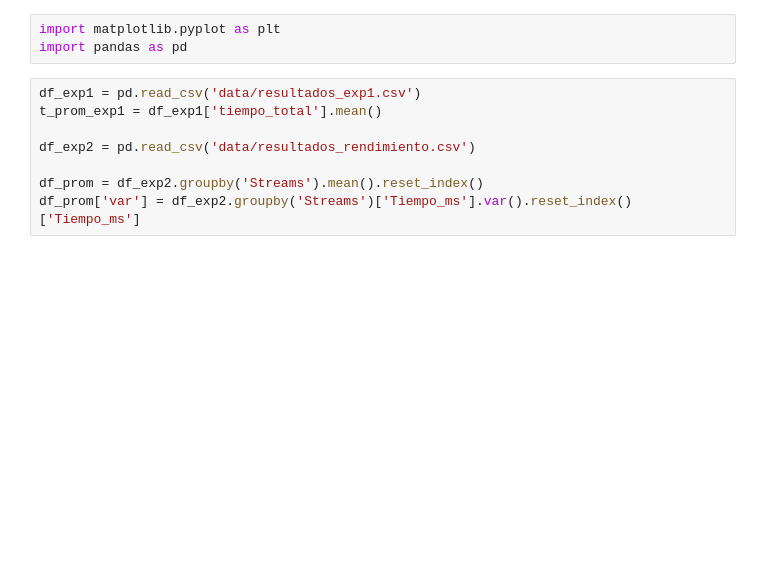
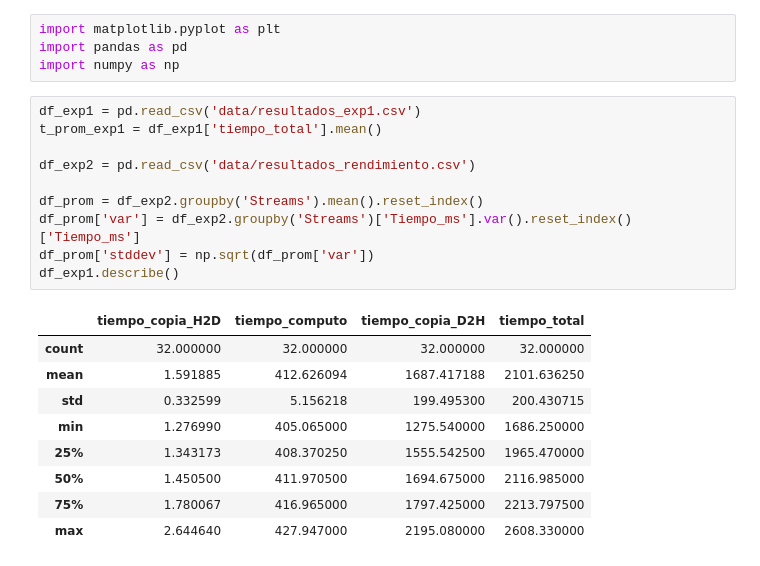
Before and after one commit to RicardoCharris14/Procesamiento_imagenes_CUDA, a Jupyter notebook: grapher.ipynb, the cells around one changed output. Drawn from its saved outputs; the diff is of its cells as text; blank space fills up the shorter version.

```diff
--- a/grapher.ipynb
+++ b/grapher.ipynb
@@ -1,14 +1,27 @@
 # %%
 import matplotlib.pyplot as plt
 import pandas as pd
+import numpy as np
 # %%
 df_exp1 = pd.read_csv('data/resultados_exp1.csv')
 t_prom_exp1 = df_exp1['tiempo_total'].mean()
 
 df_exp2 = pd.read_csv('data/resultados_rendimiento.csv')
 
 df_prom = df_exp2.groupby('Streams').mean().reset_index()
 df_prom['var'] = df_exp2.groupby('Streams')['Tiempo_ms'].var().reset_index()['Tiempo_ms']
+df_prom['stddev'] = np.sqrt(df_prom['var'])
+df_exp1.describe()
+# %% [output]
+|  | tiempo_copia_H2D | tiempo_computo | tiempo_copia_D2H | tiempo_total |
+| count | 32.000000 | 32.000000 | 32.000000 | 32.000000 |
+| mean | 1.591885 | 412.626094 | 1687.417188 | 2101.636250 |
+| std | 0.332599 | 5.156218 | 199.495300 | 200.430715 |
+| min | 1.276990 | 405.065000 | 1275.540000 | 1686.250000 |
+| 25% | 1.343173 | 408.370250 | 1555.542500 | 1965.470000 |
+| 50% | 1.450500 | 411.970500 | 1694.675000 | 2116.985000 |
+| 75% | 1.780067 | 416.965000 | 1797.425000 | 2213.797500 |
+| max | 2.644640 | 427.947000 | 2195.080000 | 2608.330000 |
 # %%
 stream1 = df_prom[df_prom['Streams'] == 1]
 t_prom_1s = float(stream1['Tiempo_ms'])
```
Also changed, not shown: parts of 2 cells of this notebook, 1 other file.
